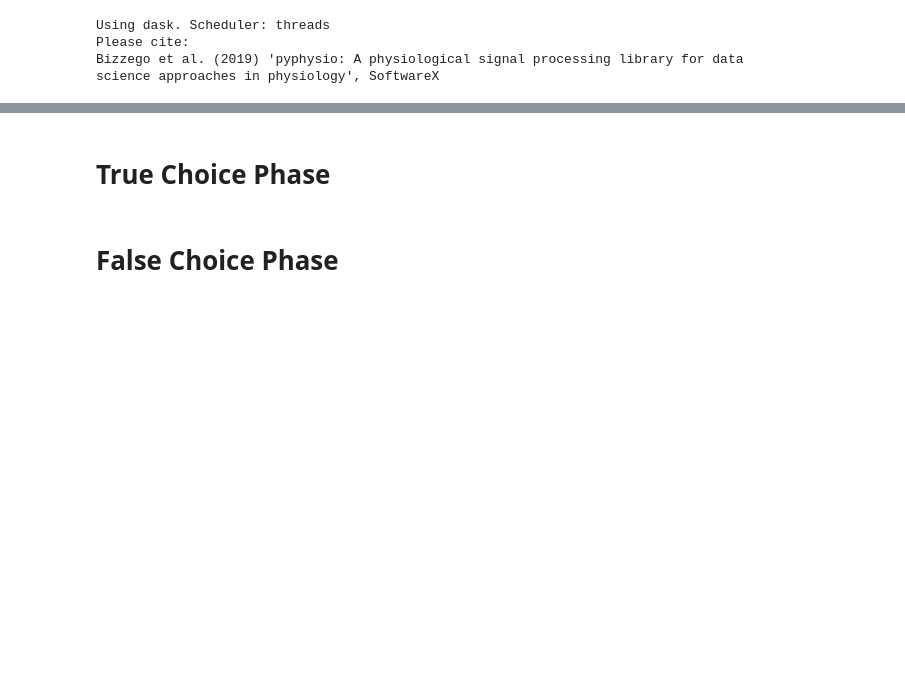
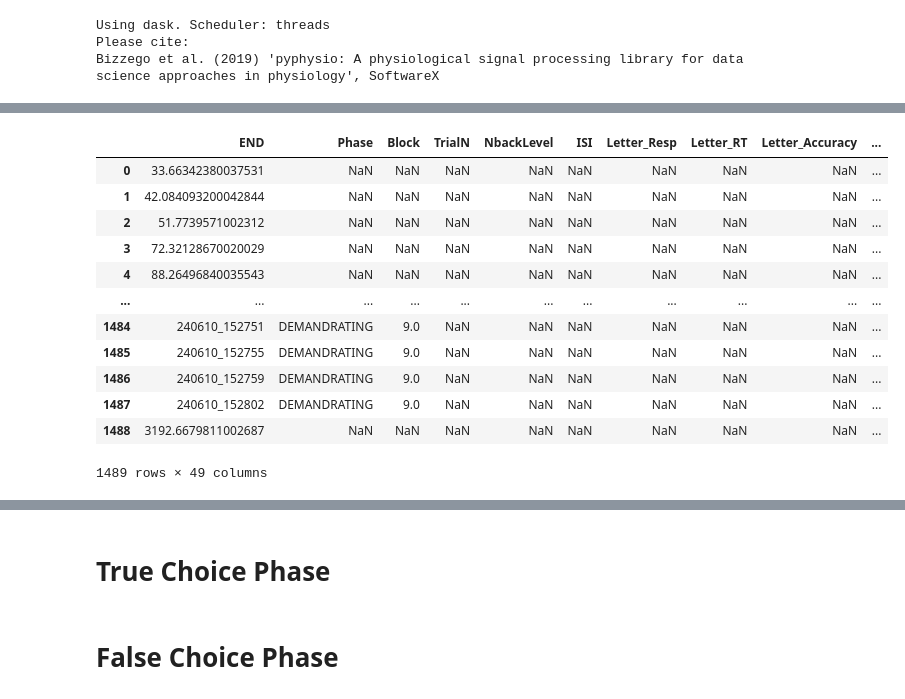
Before and after one commit to YueZhu0628/DAC_behav_fEMG, a Jupyter notebook: Exp2_Data_Analysis/Preprocess/draft.ipynb, the cells around one changed output, grey strips where cells are left out. Drawn from its saved outputs; the diff is of its cells as text; code cells hidden in the pictures; blank space fills up the shorter version.

```diff
--- a/Exp2_Data_Analysis/Preprocess/draft.ipynb
+++ b/Exp2_Data_Analysis/Preprocess/draft.ipynb
@@ -414,6 +360,22 @@ df_behav_demand_ratings = df_behav[df_behav['Phase'] == "DEMANDRATING"].copy().s
 df_behavs = {'Learning':df_behav_learning, 'TrueChoice':df_behav_choice_true, 'FalseChoice':df_behav_choice_false, 'Offlines':df_behav_offlines}
 
 df_behavs['Learning']['TrialN'] = df_behavs['Learning']['TrialN'].astype(int)
+# %%
+df_behav
+# %% [output]
+|  | END | Phase | Block | TrialN | NbackLevel | ISI | Letter_Resp | Letter_RT | Letter_Accuracy | ... |
+| 0 | 33.66342380037531 | NaN | NaN | NaN | NaN | NaN | NaN | NaN | NaN | ... |
+| 1 | 42.084093200042844 | NaN | NaN | NaN | NaN | NaN | NaN | NaN | NaN | ... |
+| 2 | 51.7739571002312 | NaN | NaN | NaN | NaN | NaN | NaN | NaN | NaN | ... |
+| 3 | 72.32128670020029 | NaN | NaN | NaN | NaN | NaN | NaN | NaN | NaN | ... |
+| 4 | 88.26496840035543 | NaN | NaN | NaN | NaN | NaN | NaN | NaN | NaN | ... |
+| ... | ... | ... | ... | ... | ... | ... | ... | ... | ... | ... |
+| 1484 | 240610_152751 | DEMANDRATING | 9.0 | NaN | NaN | NaN | NaN | NaN | NaN | ... |
+| 1485 | 240610_152755 | DEMANDRATING | 9.0 | NaN | NaN | NaN | NaN | NaN | NaN | ... |
+| 1486 | 240610_152759 | DEMANDRATING | 9.0 | NaN | NaN | NaN | NaN | NaN | NaN | ... |
+| 1487 | 240610_152802 | DEMANDRATING | 9.0 | NaN | NaN | NaN | NaN | NaN | NaN | ... |
+| 1488 | 3192.6679811002687 | NaN | NaN | NaN | NaN | NaN | NaN | NaN | NaN | ... |
+1489 rows × 49 columns
 # %%
 def comb(df_phys, df_behs, phase_names):
     df_combs = {}
```
Also changed, not shown: parts of 18 cells of this notebook, 10 other files.
